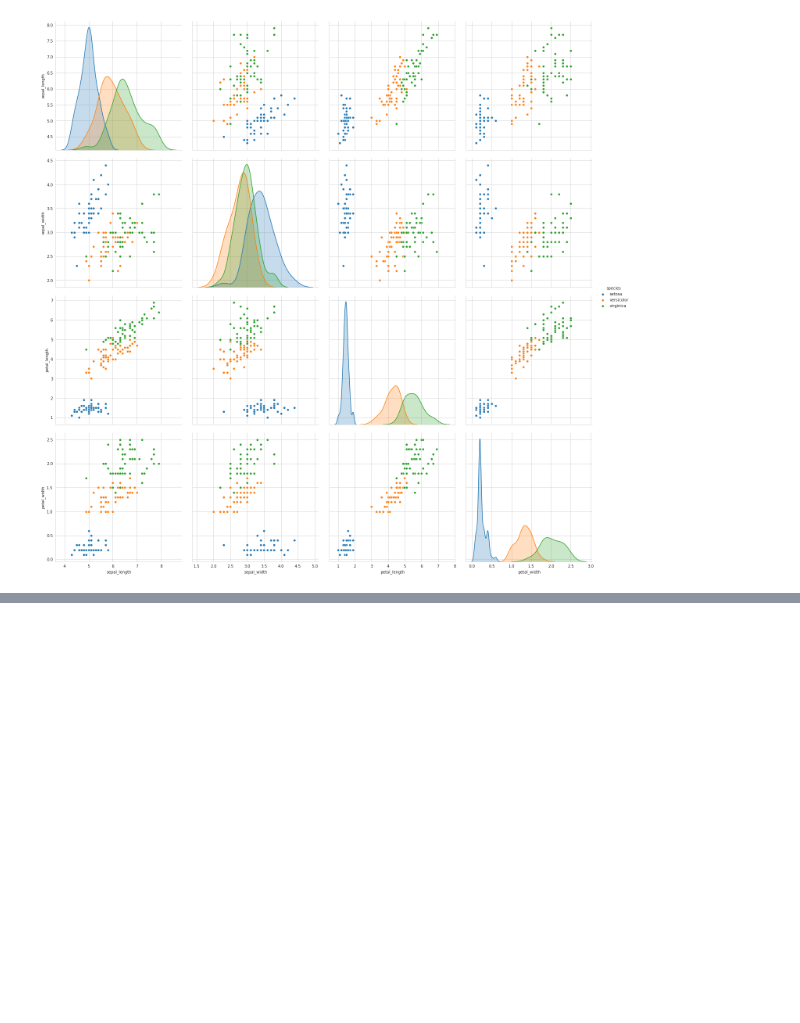
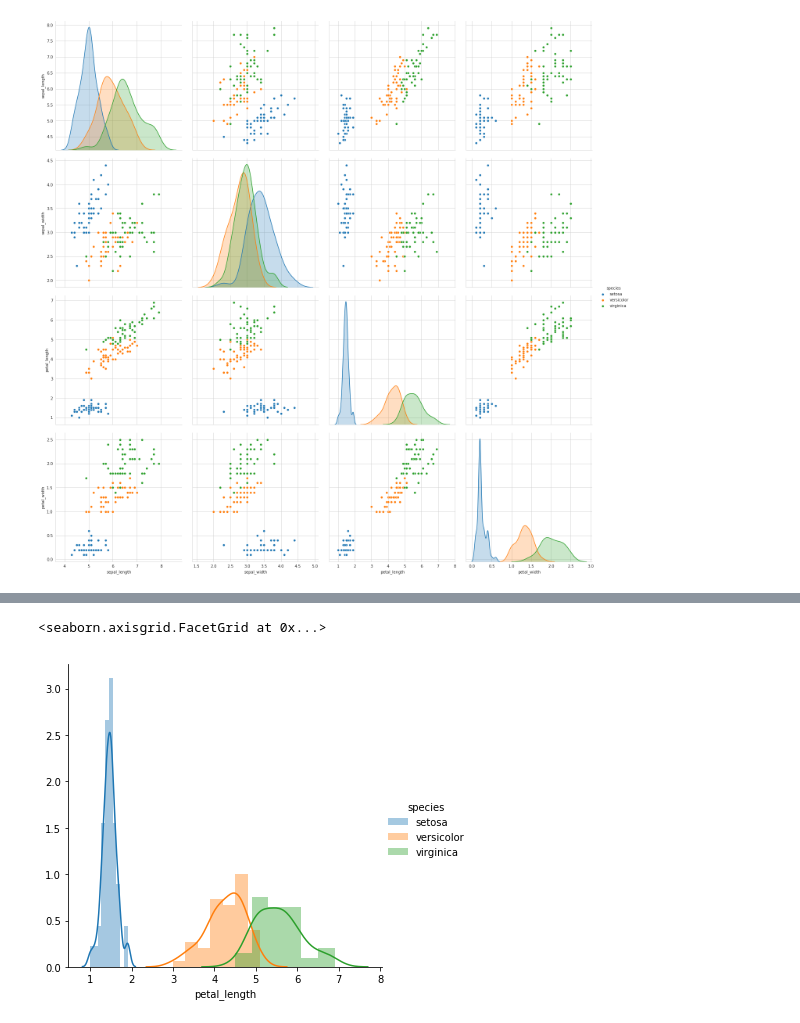
Before and after one commit to ashishpatel26/MachineLearningTraining, a Jupyter notebook: aic_practice/Exploratory Data Analysis.ipynb, the cells around one changed output, grey strips where cells are left out. Saved outputs shown, nothing was run; the diff lists cells and outputs as text; code cells hidden in the pictures; blank space fills up the shorter version.

```diff
--- a/aic_practice/Exploratory Data Analysis.ipynb
+++ b/aic_practice/Exploratory Data Analysis.ipynb
@@ -48,0 +62,5 @@ plt.show()
+# %%
+sns.FacetGrid(iris, hue='species', height=5).map(sns.distplot, "petal_length").add_legend()
+# %% [output]
+<seaborn.axisgrid.FacetGrid at 0x...>
+[figure, added]
```
Also changed, not shown: parts of 21 cells of this notebook, 1 other file.
